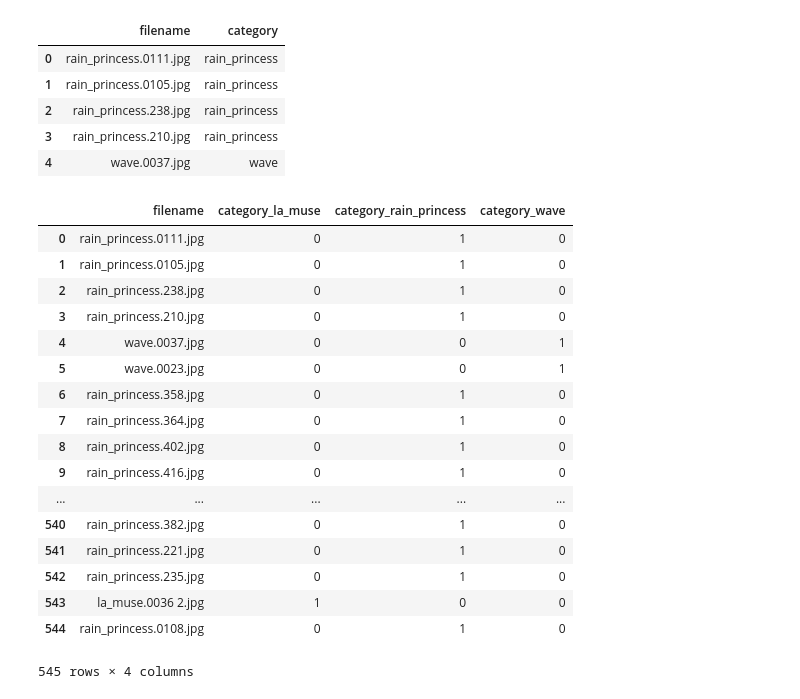
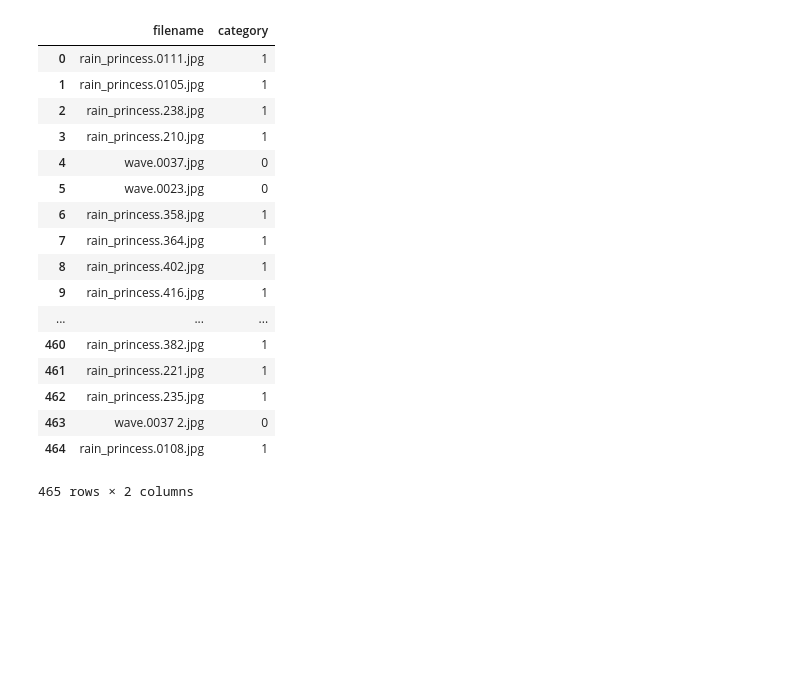
Before and after one commit to huynhtastic/art-smart, a Jupyter notebook: classifier/Trial.ipynb, the cells around one changed output. Saved outputs shown, nothing was run; the diff lists cells and outputs as text; code cells hidden in the pictures; blank space fills up the shorter version.

```diff
--- a/classifier/Trial.ipynb
+++ b/classifier/Trial.ipynb
@@ -23,48 +22,39 @@ Using TensorFlow backend.
 # %%
 filenames = os.listdir("/Users/roshnidas/Documents/BDS-FinalProject/fast-style-transfer/examples/out")
 if('.DS_Store' in filenames):
     filenames.remove('.DS_Store')
 categories = []
 for filename in filenames:
     category = filename.split('.')[0]
-    if category == 'la_muse':
-        categories.append('la_muse')
-    elif category == 'rain_princess':
-        categories.append('rain_princess')
+#     if category == 'udnie':
+#         categories.append(1)
+#     el
+    if category == 'rain_princess':
+        categories.append(1)
     else:
-        categories.append('wave')
+        categories.append(0)
 
-X = pd.DataFrame({
+df = pd.DataFrame({
     'filename': filenames,
     'category': categories
 })
-X.head()
+df
 # %% [output]
 |  | filename | category |
-| 0 | rain_princess.0111.jpg | rain_princess |
-| 1 | rain_princess.0105.jpg | rain_princess |
-| 2 | rain_princess.238.jpg | rain_princess |
-| 3 | rain_princess.210.jpg | rain_princess |
-| 4 | wave.0037.jpg | wave |
+| 0 | rain_princess.0111.jpg | 1 |
+| 1 | rain_princess.0105.jpg | 1 |
+| 2 | rain_princess.238.jpg | 1 |
+| 3 | rain_princess.210.jpg | 1 |
+| 4 | wave.0037.jpg | 0 |
+| 5 | wave.0023.jpg | 0 |
+| 6 | rain_princess.358.jpg | 1 |
+| 7 | rain_princess.364.jpg | 1 |
+| 8 | rain_princess.402.jpg | 1 |
+| 9 | rain_princess.416.jpg | 1 |
+| ... | ... | ... |
+| 460 | rain_princess.382.jpg | 1 |
+| 461 | rain_princess.221.jpg | 1 |
+| 462 | rain_princess.235.jpg | 1 |
+| 463 | wave.0037 2.jpg | 0 |
+| 464 | rain_princess.0108.jpg | 1 |
+465 rows × 2 columns
-# %%
-df = pd.get_dummies(X,
-        columns=['category'])
-# %% [output]
-|  | filename | category_la_muse | category_rain_princess | category_wave |
-| 0 | rain_princess.0111.jpg | 0 | 1 | 0 |
-| 1 | rain_princess.0105.jpg | 0 | 1 | 0 |
-| 2 | rain_princess.238.jpg | 0 | 1 | 0 |
-| 3 | rain_princess.210.jpg | 0 | 1 | 0 |
-| 4 | wave.0037.jpg | 0 | 0 | 1 |
-| 5 | wave.0023.jpg | 0 | 0 | 1 |
-| 6 | rain_princess.358.jpg | 0 | 1 | 0 |
-| 7 | rain_princess.364.jpg | 0 | 1 | 0 |
-| 8 | rain_princess.402.jpg | 0 | 1 | 0 |
-| 9 | rain_princess.416.jpg | 0 | 1 | 0 |
-| ... | ... | ... | ... | ... |
-| 540 | rain_princess.382.jpg | 0 | 1 | 0 |
-| 541 | rain_princess.221.jpg | 0 | 1 | 0 |
-| 542 | rain_princess.235.jpg | 0 | 1 | 0 |
-| 543 | la_muse.0036 2.jpg | 1 | 0 | 0 |
-| 544 | rain_princess.0108.jpg | 0 | 1 | 0 |
-545 rows × 4 columns
```
Also changed, not shown: parts of 14 cells of this notebook, 3 other files.
